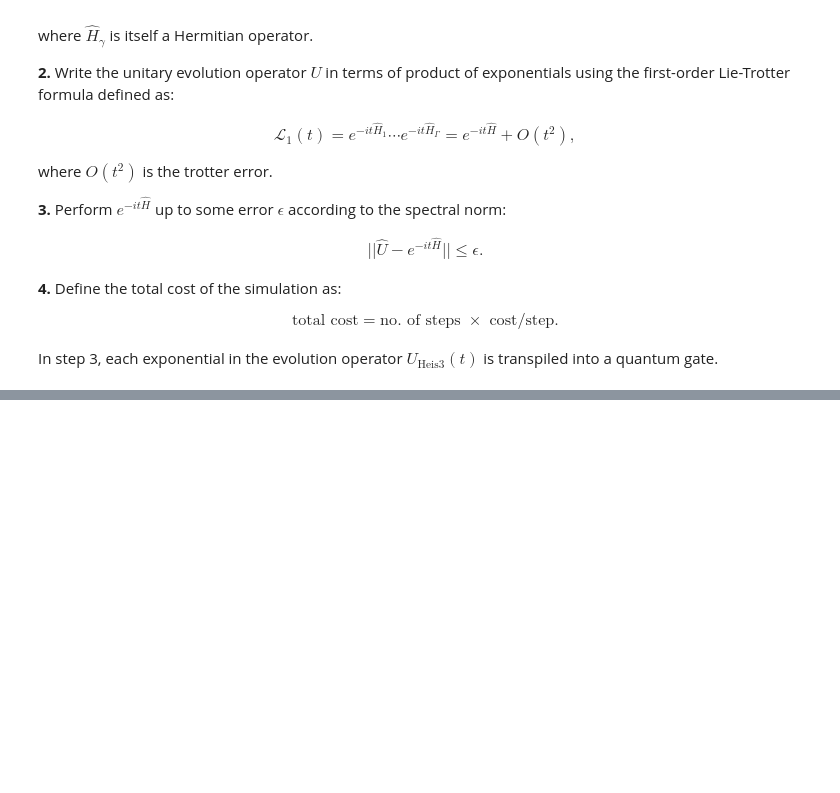
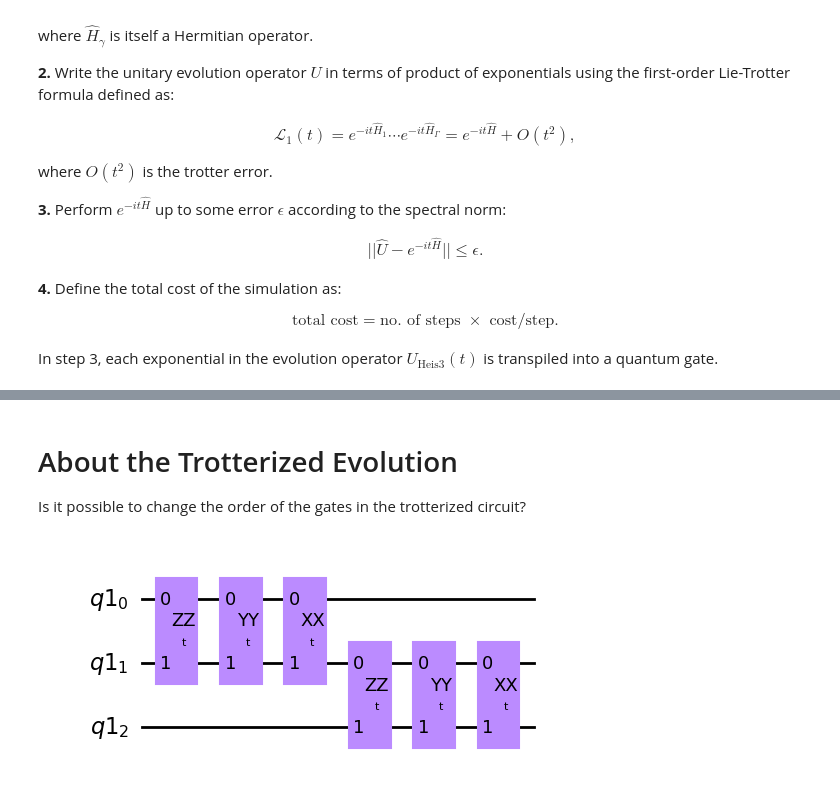
Before and after one commit to QuCAI-Lab/quantum-circuit-theory, a Jupyter notebook: notebooks/10_trotterization.ipynb, the cells around one changed output, grey strips where cells are left out. Drawn from its saved outputs; the diff is of its cells as text; code cells hidden in the pictures; blank space fills up the shorter version.

```diff
--- a/notebooks/10_trotterization.ipynb
+++ b/notebooks/10_trotterization.ipynb
@@ -89,0 +327,39 @@ Navigate until section "Decomposition of $U_{\text{Heis3}}(t)$ using Trotterizat
+# %% [markdown]
+# About the Trotterized Evolution
+
+Is it possible to change the order of the gates in the trotterized circuit?
+# %%
+t = Parameter('t')
+qr = QuantumRegister(2)
+
+ZZ_qc = QuantumCircuit(qr, name='ZZ')
+ZZ_qc.cnot(0,1)
+ZZ_qc.rz(2 * t, 1)
+ZZ_qc.cnot(0,1)
+ZZg = ZZ_qc.to_instruction()
+
+XX_qc = QuantumCircuit(qr, name='XX')
+XX_qc.h([0,1])
+XX_qc.append(ZZg, [0,1])
+XX_qc.h([0,1])
+XXg = XX_qc.to_instruction()
+
+YY_qc = QuantumCircuit(qr, name='YY')
+YY_qc.sdg([0,1])
+YY_qc.h([0,1])
+YY_qc.append(ZZg, [0,1])
+YY_qc.h([0,1])
+YY_qc.s([0,1])
+YYg = YY_qc.to_instruction()
+
+num_qubits = 3
+Trot_qr = QuantumRegister(num_qubits)
+Trot_qc = QuantumCircuit(Trot_qr, name='Trot')
+for i in range(0, num_qubits - 1):
+    Trot_qc.append(ZZg, [Trot_qr[i], Trot_qr[i+1]])
+    Trot_qc.append(YYg, [Trot_qr[i], Trot_qr[i+1]])
+    Trot_qc.append(XXg, [Trot_qr[i], Trot_qr[i+1]])
+Trot_gate = Trot_qc.to_instruction()
+Trot_qc.draw(output='mpl')
+# %% [output]
+[figure, added]
```
Also changed, not shown: parts of 44 cells of this notebook, 3 other files.
